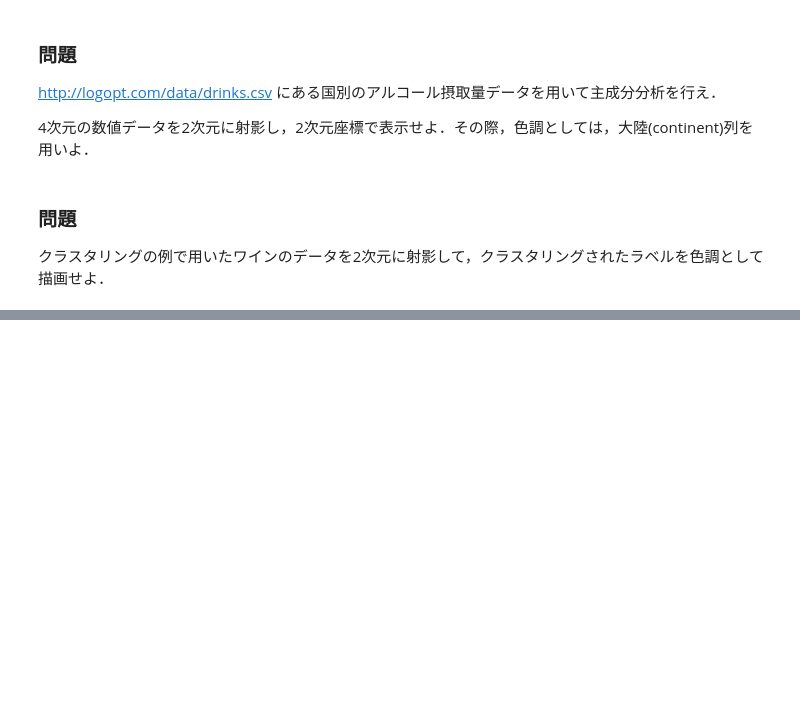
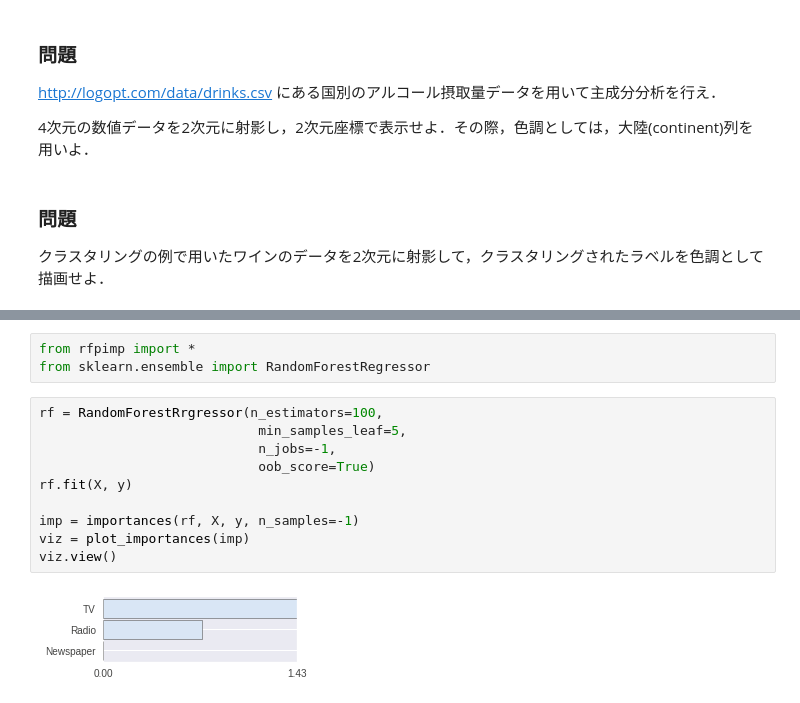
Before and after one commit to mickeykubo/analytics_book, a Jupyter notebook: sklearn2.ipynb, the cells around one changed output, grey strips where cells are left out. Saved outputs shown, nothing was run; the diff lists cells and outputs as text; blank space fills up the shorter version.

```diff
--- a/sklearn2.ipynb
+++ b/sklearn2.ipynb
@@ -603,0 +637,15 @@ http://logopt.com/data/drinks.csv にある国別のアルコール摂取量デ
+# %%
+from rfpimp import *
+from sklearn.ensemble import RandomForestRegressor
+# %%
+rf = RandomForestRrgressor(n_estimators=100,
+                            min_samples_leaf=5,
+                            n_jobs=-1,
+                            oob_score=True)
+rf.fit(X, y)
+
+imp = importances(rf, X, y, n_samples=-1)
+viz = plot_importances(imp)
+viz.view()
+# %% [output]
+[figure, added]
```
Also changed, not shown: parts of 29 cells of this notebook.
